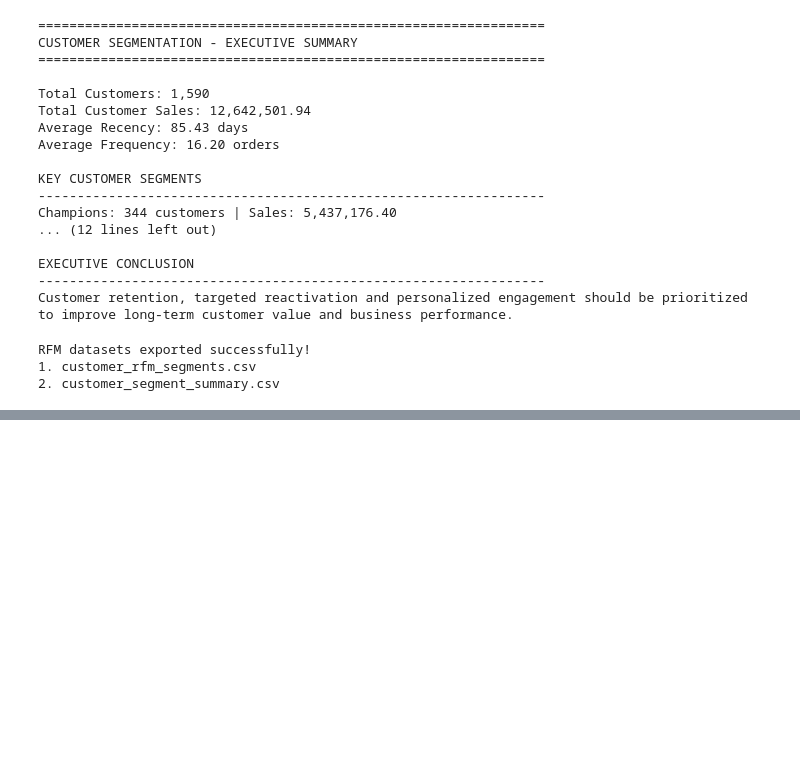
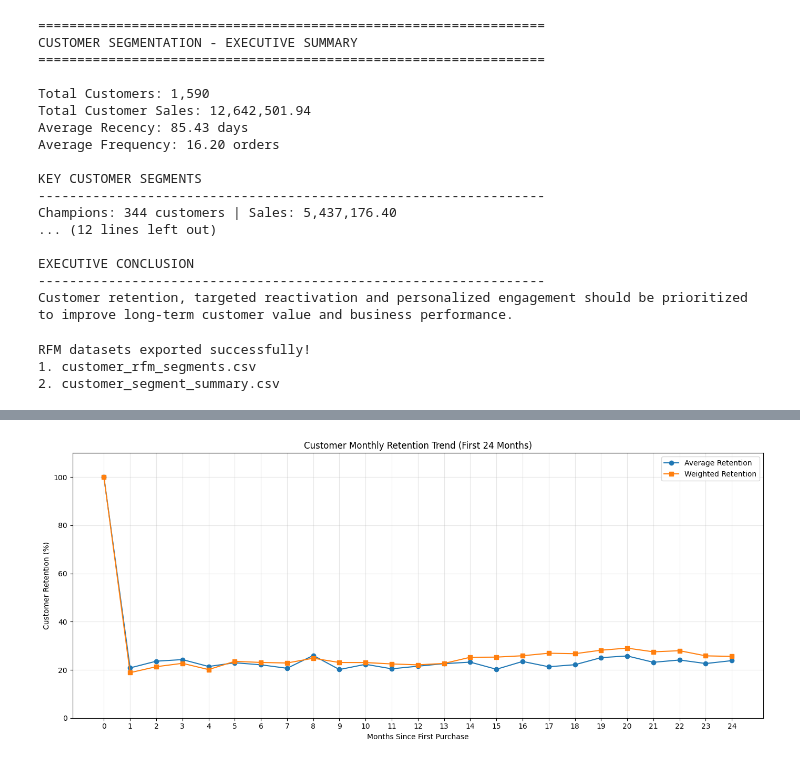
Before and after one commit to code-with-ansh/sales-business-analytics, a Jupyter notebook: notebooks/eda_time_based_analysis.ipynb, the cells around one changed output, grey strips where cells are left out. Saved outputs shown, nothing was run; the diff lists cells and outputs as text; code cells hidden in the pictures; blank space fills up the shorter version.

```diff
--- a/notebooks/eda_time_based_analysis.ipynb
+++ b/notebooks/eda_time_based_analysis.ipynb
@@ -2318,0 +2557,38 @@ RFM datasets exported successfully!
+# %%
+# ==========================================
+# SECTION 57: MONTHLY RETENTION TREND
+# ==========================================
+
+retention_trend = retention_summary.loc[
+    retention_summary.index <= 24
+]
+
+plt.figure(figsize=(14, 6))
+
+plt.plot(
+    retention_trend.index,
+    retention_trend["Average_Retention_%"],
+    marker="o",
+    label="Average Retention"
+)
+
+plt.plot(
+    retention_trend.index,
+    retention_trend["Weighted_Retention_%"],
+    marker="s",
+    label="Weighted Retention"
+)
+
+plt.title("Customer Monthly Retention Trend (First 24 Months)")
+plt.xlabel("Months Since First Purchase")
+plt.ylabel("Customer Retention (%)")
+
+plt.xticks(range(0, 25))
+plt.ylim(0, 110)
+plt.grid(alpha=0.3)
+plt.legend()
+
+plt.tight_layout()
+plt.show()
+# %% [output]
+[figure, added]
```
Also changed, not shown: parts of 10 cells of this notebook.
